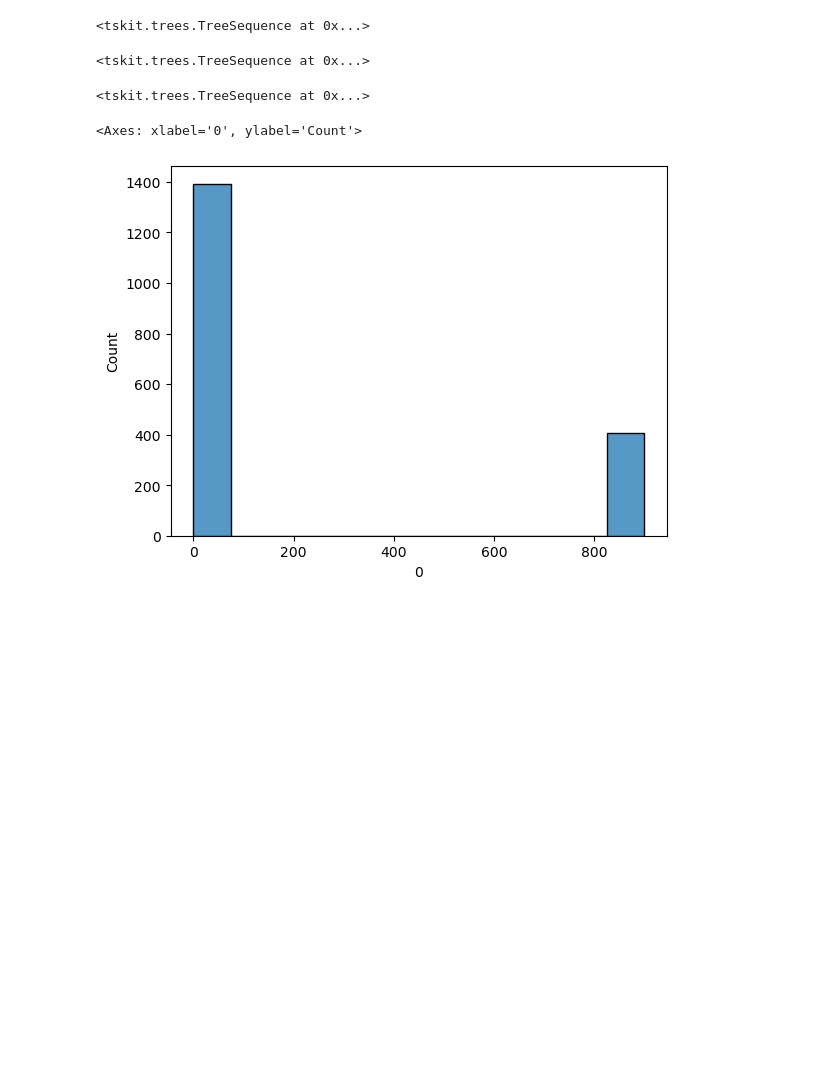
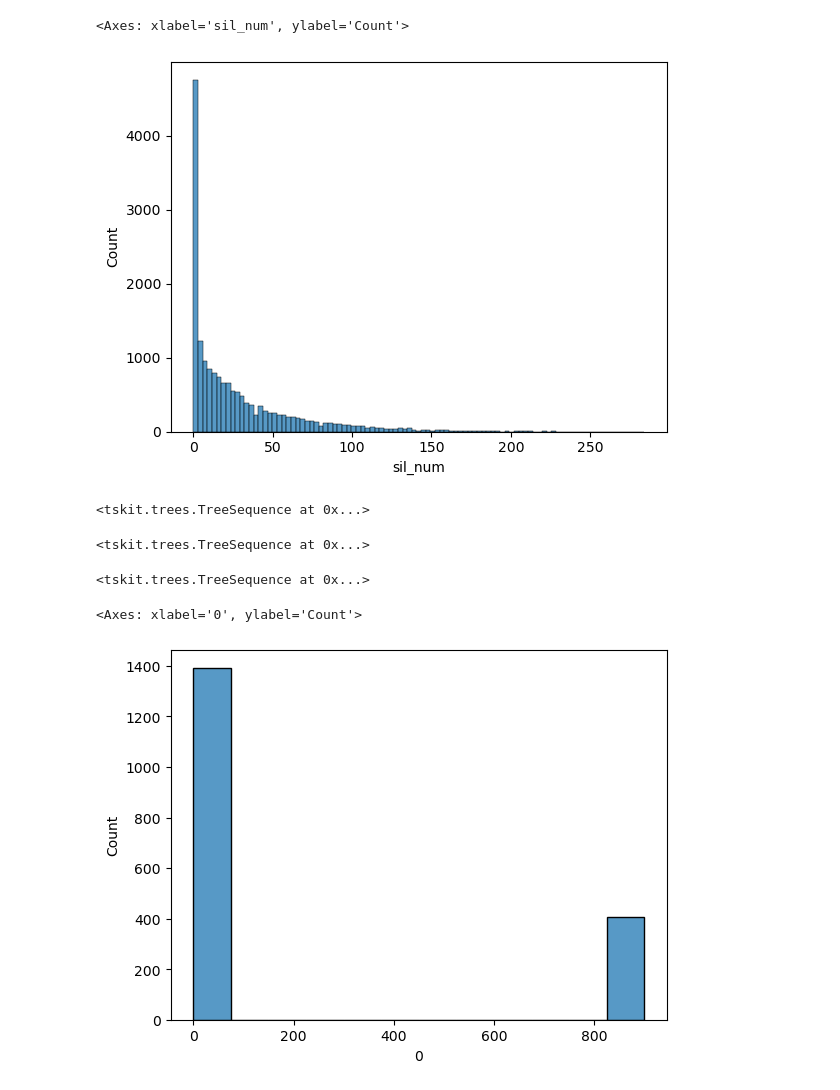
Before and after one commit to Tatianabellagio/slim_grenenet, a Jupyter notebook: test.ipynb, the cells around one changed output. Drawn from its saved outputs; the diff is of its cells as text; code cells hidden in the pictures; blank space fills up the shorter version.

```diff
--- a/test.ipynb
+++ b/test.ipynb
@@ -3,3 +31,8 @@ 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
+# %%
+sns.histplot(sil_number)
+# %% [output]
+<Axes: xlabel='sil_num', ylabel='Count'>
+[figure, added]
 # %%
 # once i have wholegenome_offset.trees
 import pandas as pd
```
Also changed, not shown: parts of 24 cells of this notebook, 9 other files.
